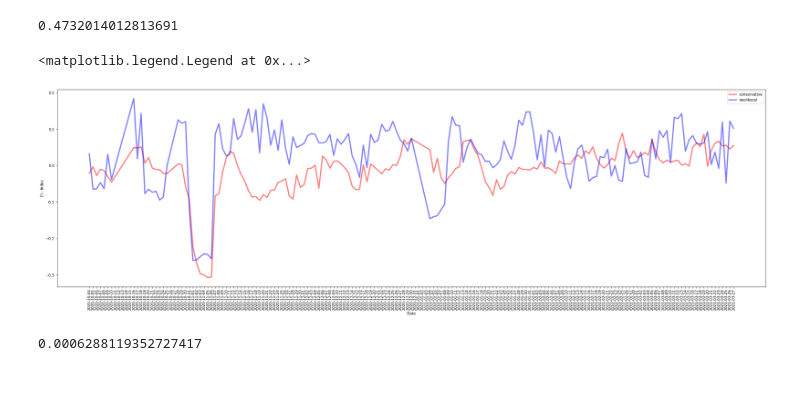
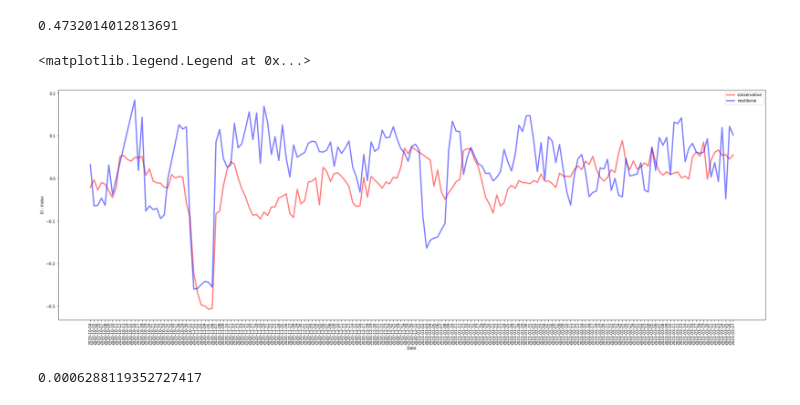
Before and after one commit to casonk/pushshift_python, a Jupyter notebook: Great_Lakes_HPC/ipynbs/insurrection/correlation.ipynb, the cells around one changed output. Saved outputs shown, nothing was run; the diff lists cells and outputs as text; code cells hidden in the pictures.

```diff
--- a/Great_Lakes_HPC/ipynbs/insurrection/correlation.ipynb
+++ b/Great_Lakes_HPC/ipynbs/insurrection/correlation.ipynb
@@ -124,17 +124,17 @@ correlation(conservative.values(), neoliberal.values())
 # %% [output]
 0.4732014012813691
 # %%
-fig = plt.figure(figsize=(35,10))
+fig = plt.figure(figsize=(33,11))
 plt.plot(_center_dates, [0 for _ in _center_dates], alpha=0)
 plt.plot(conservative.keys(), conservative.values(), c='red', lw=3.333, alpha=0.5, label='conservative')
 plt.plot(neoliberal.keys(), neoliberal.values(), c='blue', lw=3.333, alpha=0.5, label='neoliberal')
 plt.xticks(rotation=90)
 plt.xlabel('Date')
 plt.ylabel('EI - Index')
 plt.legend()
 # %% [output]
 <matplotlib.legend.Legend at 0x...>
-[figure, old version]
+[figure, new version]
 # %%
 politics_tl = []
 politics_ei = []
```
Also changed, not shown: parts of 5 cells of this notebook.
